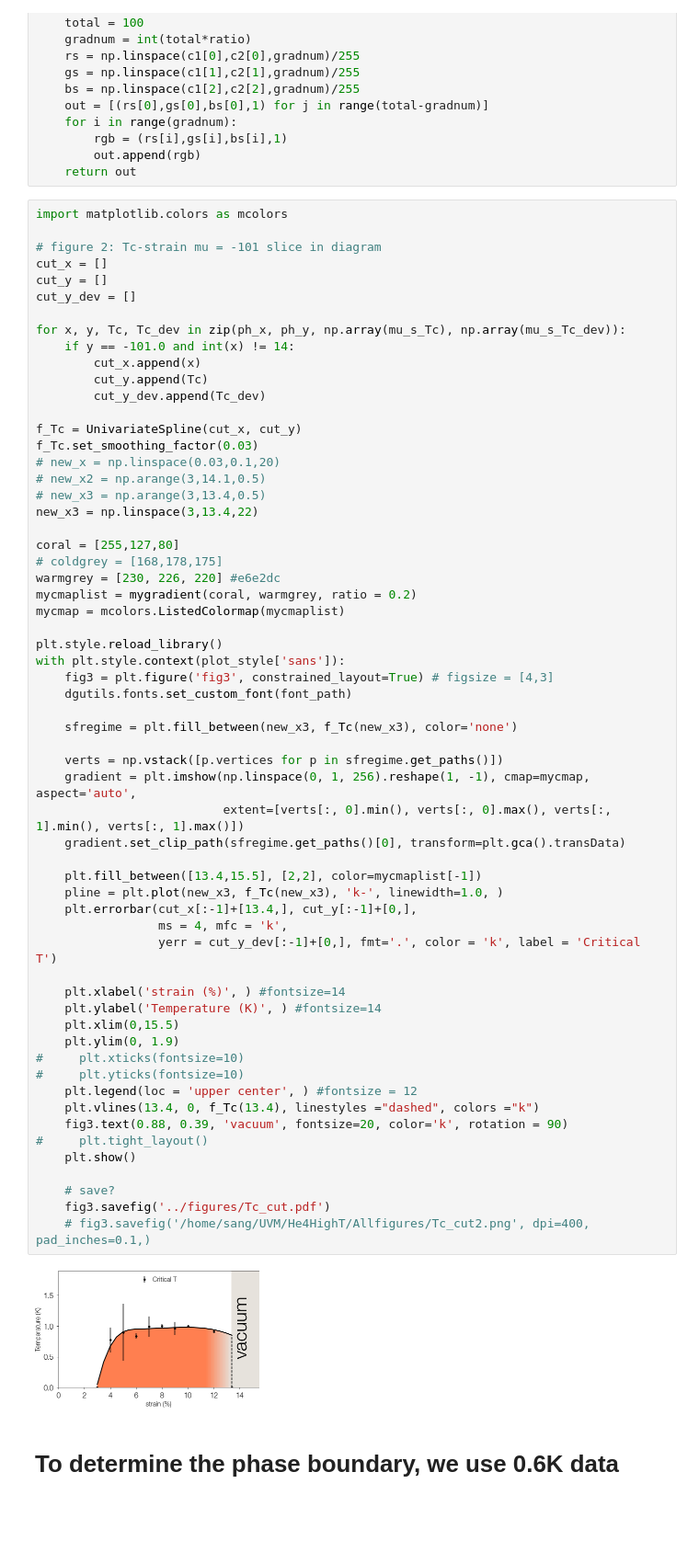
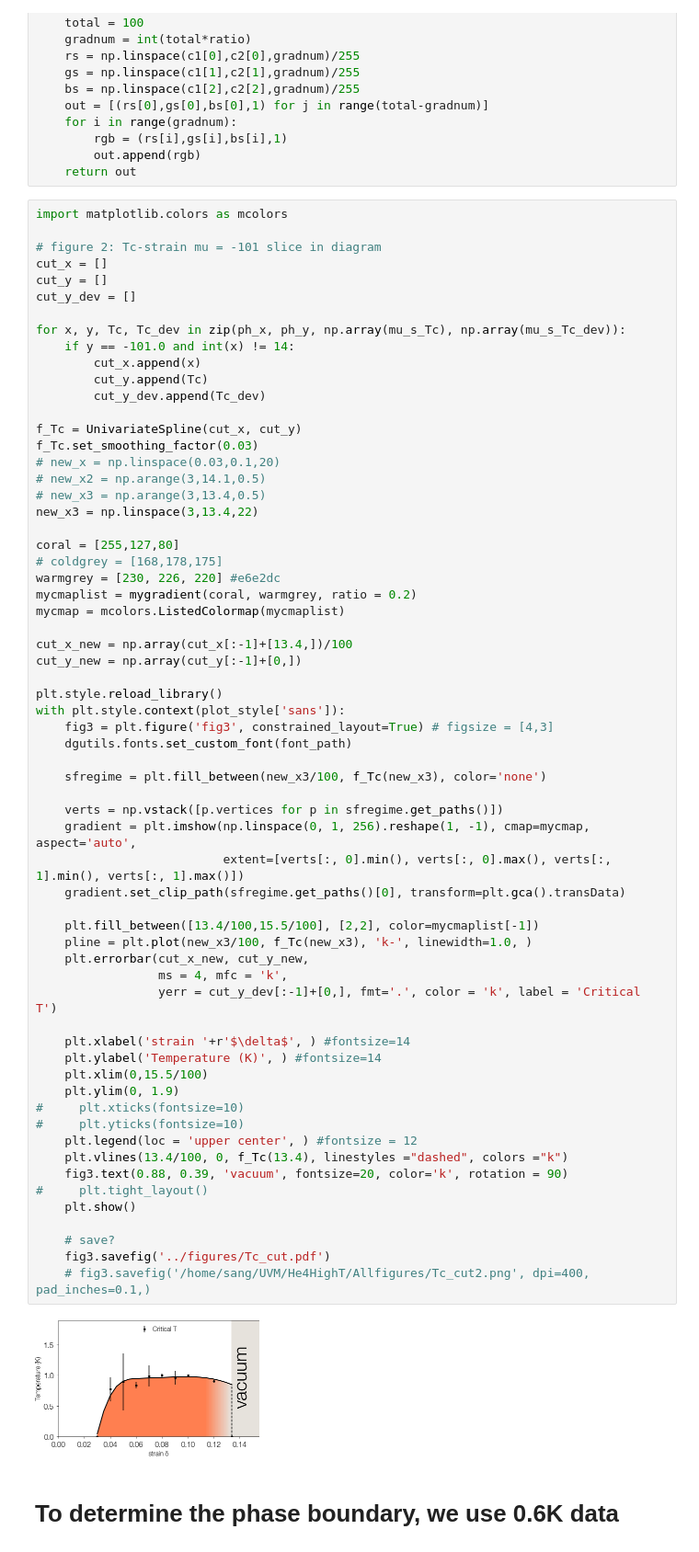
Before and after one commit to DelMaestroGroup/papers-code-Superfluid4HeStrainGraphene, a Jupyter notebook: src/AdsorptionPhaseAnalyzer.ipynb, the cells around one changed output. Shown: that part at 92% size. Saved outputs shown, nothing was run; the diff lists cells and outputs as text; blank space fills up the shorter version.

```diff
--- a/src/AdsorptionPhaseAnalyzer.ipynb
+++ b/src/AdsorptionPhaseAnalyzer.ipynb
@@ -495,41 +513,44 @@ warmgrey = [230, 226, 220] #e6e2dc
 mycmaplist = mygradient(coral, warmgrey, ratio = 0.2)
 mycmap = mcolors.ListedColormap(mycmaplist)
 
+cut_x_new = np.array(cut_x[:-1]+[13.4,])/100
+cut_y_new = np.array(cut_y[:-1]+[0,])
+
 plt.style.reload_library()
 with plt.style.context(plot_style['sans']):
     fig3 = plt.figure('fig3', constrained_layout=True) # figsize = [4,3]
     dgutils.fonts.set_custom_font(font_path)
 
-    sfregime = plt.fill_between(new_x3, f_Tc(new_x3), color='none')
+    sfregime = plt.fill_between(new_x3/100, f_Tc(new_x3), color='none')
 
     verts = np.vstack([p.vertices for p in sfregime.get_paths()])
     gradient = plt.imshow(np.linspace(0, 1, 256).reshape(1, -1), cmap=mycmap, aspect='auto',
                           extent=[verts[:, 0].min(), verts[:, 0].max(), verts[:, 1].min(), verts[:, 1].max()])
     gradient.set_clip_path(sfregime.get_paths()[0], transform=plt.gca().transData)
 
-    plt.fill_between([13.4,15.5], [2,2], color=mycmaplist[-1])
-    pline = plt.plot(new_x3, f_Tc(new_x3), 'k-', linewidth=1.0, )
-    plt.errorbar(cut_x[:-1]+[13.4,], cut_y[:-1]+[0,],
+    plt.fill_between([13.4/100,15.5/100], [2,2], color=mycmaplist[-1])
+    pline = plt.plot(new_x3/100, f_Tc(new_x3), 'k-', linewidth=1.0, )
+    plt.errorbar(cut_x_new, cut_y_new,
                  ms = 4, mfc = 'k',
                  yerr = cut_y_dev[:-1]+[0,], fmt='.', color = 'k', label = 'Critical T')
 
-    plt.xlabel('strain (%)', ) #fontsize=14
+    plt.xlabel('strain '+r'$\delta$', ) #fontsize=14
     plt.ylabel('Temperature (K)', ) #fontsize=14
-    plt.xlim(0,15.5)
+    plt.xlim(0,15.5/100)
     plt.ylim(0, 1.9)
 #     plt.xticks(fontsize=10)
 #     plt.yticks(fontsize=10)
     plt.legend(loc = 'upper center', ) #fontsize = 12
-    plt.vlines(13.4, 0, f_Tc(13.4), linestyles ="dashed", colors ="k")
+    plt.vlines(13.4/100, 0, f_Tc(13.4), linestyles ="dashed", colors ="k")
     fig3.text(0.88, 0.39, 'vacuum', fontsize=20, color='k', rotation = 90)
 #     plt.tight_layout()
     plt.show()
 
     # save?
     fig3.savefig('../figures/Tc_cut.pdf')
     # fig3.savefig('/home/sang/UVM/He4HighT/Allfigures/Tc_cut2.png', dpi=400, pad_inches=0.1,)
 # %% [output]
-[figure, old version]
+[figure, new version]
 # %% [markdown]
 # To determine the phase boundary, we use 0.6K data
 # %%
```
Also changed, not shown: parts of 6 cells of this notebook, 6 other files.
